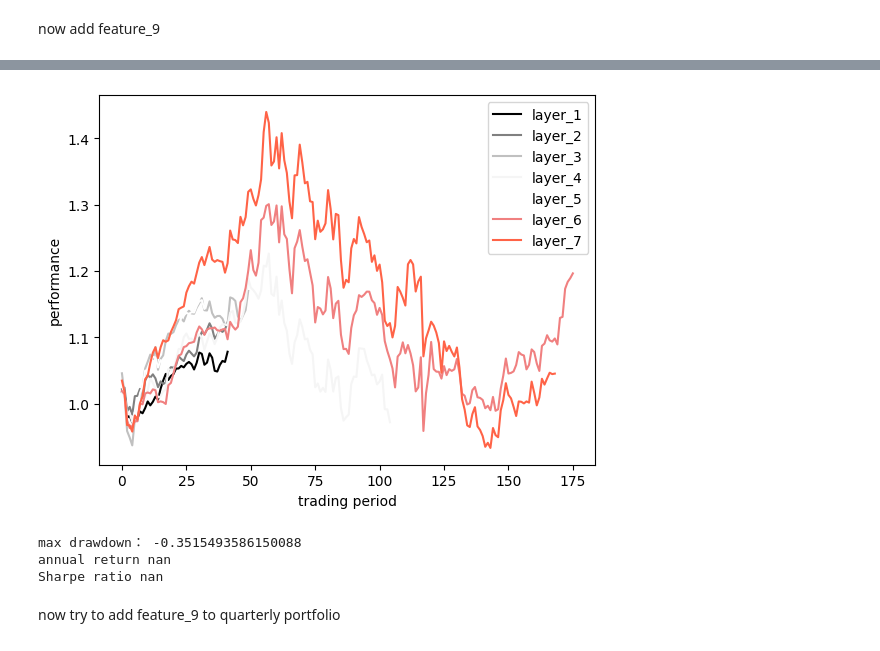
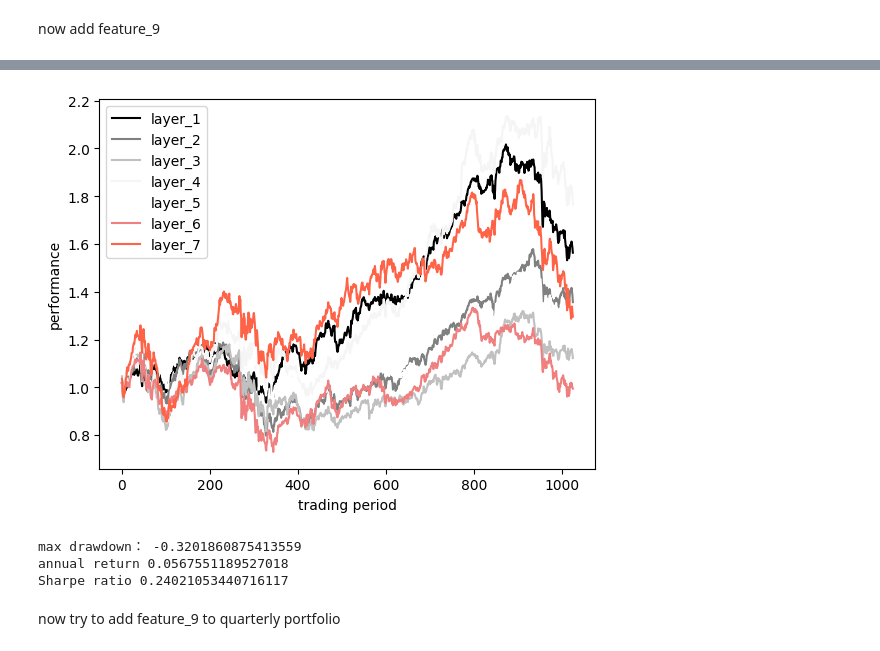
Before and after one commit to chengxiaoyueqaz/US-stock-market-daily-frequence, a Jupyter notebook: construct portofolio.ipynb, the cells around one changed output, grey strips where cells are left out. Cells and saved outputs as stored; diff of their text form; code cells hidden in the pictures.

```diff
--- a/construct portofolio.ipynb
+++ b/construct portofolio.ipynb
@@ -771,6 +838,7 @@ stock_rtn_layer_10 = stock_rtn_layer_10[(stock_rtn_layer_10.year <= 2015)]
 df = classificaiton_rtn(stock_rtn_layer_10)
 df = df
 df_T = df.T
+df_T = df_T.dropna()
 df_T.index = range(len(df_T))
 # df_T["LS"] = df_T[1]-df_T[10]
 #折线图
@@ -782,37 +850,37 @@ k4 = cal_rtn(df_T[4])
 k5 = cal_rtn(df_T[5])
 k6 = cal_rtn(df_T[6])
 k7 = cal_rtn(df_T[7])
 # k8 = cal_rtn(df_T[8])
 # k9 = cal_rtn(df_T[9])
 # k10 = cal_rtn(df_T[10])
 # k11 = cal_rtn(df_T["LS"])
 # plt.plot(x,k11,color = 'lime',label="LS")
 
 
 plt.plot(x,k1,color = 'black',label="layer_1")
 plt.plot(x,k2,color = 'gray',label="layer_2")
 plt.plot(x,k3,color = 'silver',label="layer_3")
 plt.plot(x,k4,color = 'whitesmoke',label="layer_4")
 plt.plot(x,k5,color = 'white',label="layer_5")
 plt.plot(x,k6,color = 'lightcoral',label="layer_6")
 plt.plot(x,k7,color = 'tomato',label="layer_7")
 # plt.plot(x,k8,color = 'red',label="layer_8")
 # plt.plot(x,k9,color = 'brown',label="layer_9")
 # plt.plot(x,k10,color = 'maroon',label="layer_10")
 plt.xlabel("trading period")#横坐标名字
 plt.ylabel("performance")#纵坐标名字
 plt.legend(loc = "best")#图例
 plt.show()
 
 k = pd.Series(k7)
 print('max drawdown：', np.min(k / np.maximum.accumulate(k) - 1))
 print('annual return', (k.iloc[-1]/k.iloc[0])**(252/len(k.index))-1)
 print('Sharpe ratio',((k.iloc[-1]/k.iloc[0])**(252/len(k.index))-1)/(k.pct_change().std()* np.sqrt(252)))
 # %% [output]
-[figure, old version]
+[figure, new version]
-max drawdown： -0.3515493586150088
-annual return nan
-Sharpe ratio nan
+max drawdown： -0.3201860875413559
+annual return 0.0567551189527018
+Sharpe ratio 0.24021053440716117
 # %% [markdown]
 now try to add feature_9 to quarterly portfolio
 # %%
```
Also changed, not shown: parts of 26 cells of this notebook, 6 other files.
